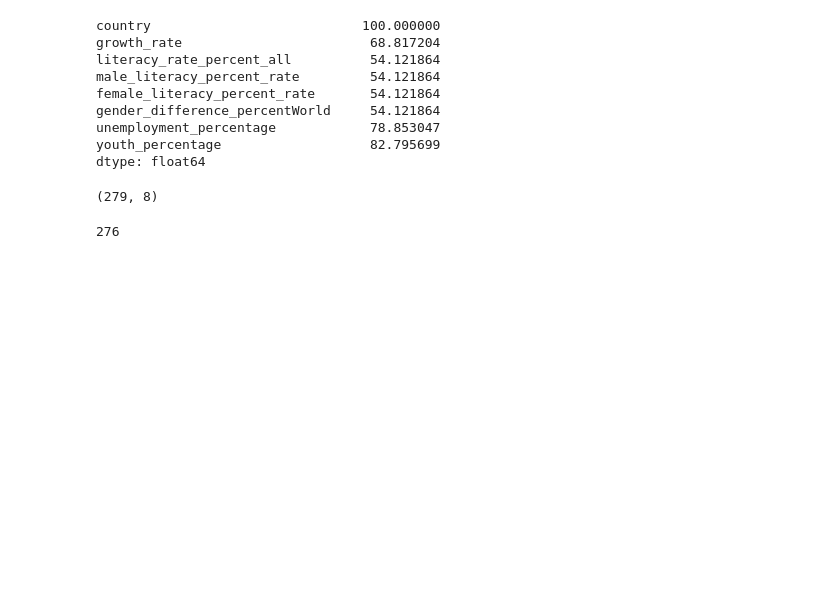
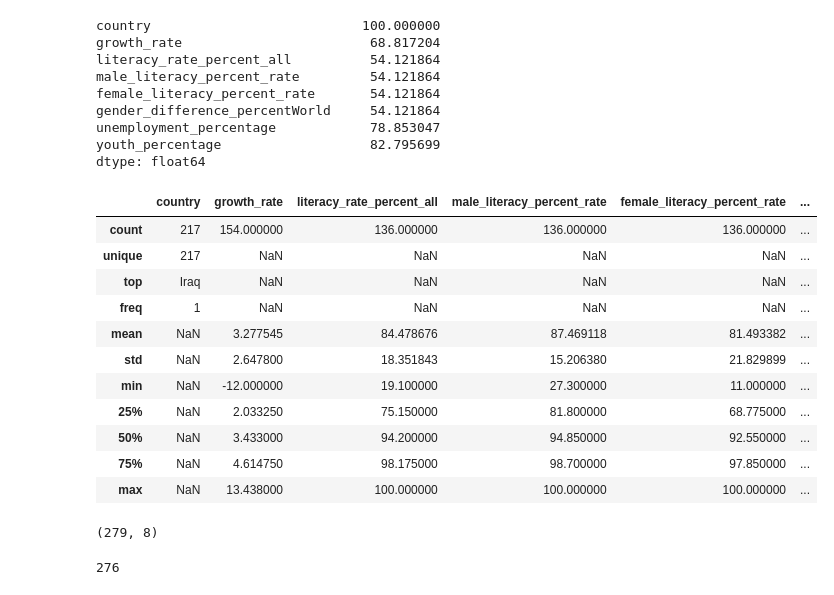
Before and after one commit to eringill/Unemployment_literacy_and_gdp, a Jupyter notebook: Unemployment_literacy_and_gdp.ipynb, the cells around one changed output. Cells and saved outputs as stored; diff of their text form; code cells hidden in the pictures; blank space fills up the shorter version.

```diff
--- a/Unemployment_literacy_and_gdp.ipynb
+++ b/Unemployment_literacy_and_gdp.ipynb
@@ -54,6 +54,21 @@ gender_difference_percentWorld     54.121864
 unemployment_percentage            78.853047
 youth_percentage                   82.795699
 dtype: float64
+# %%
+df.describe(include = "all")
+# %% [output]
+|  | country | growth_rate | literacy_rate_percent_all | male_literacy_percent_rate | female_literacy_percent_rate | ... |
+| count | 217 | 154.000000 | 136.000000 | 136.000000 | 136.000000 | ... |
+| unique | 217 | NaN | NaN | NaN | NaN | ... |
+| top | Iraq | NaN | NaN | NaN | NaN | ... |
+| freq | 1 | NaN | NaN | NaN | NaN | ... |
+| mean | NaN | 3.277545 | 84.478676 | 87.469118 | 81.493382 | ... |
+| std | NaN | 2.647800 | 18.351843 | 15.206380 | 21.829899 | ... |
+| min | NaN | -12.000000 | 19.100000 | 27.300000 | 11.000000 | ... |
+| 25% | NaN | 2.033250 | 75.150000 | 81.800000 | 68.775000 | ... |
+| 50% | NaN | 3.433000 | 94.200000 | 94.850000 | 92.550000 | ... |
+| 75% | NaN | 4.614750 | 98.175000 | 98.700000 | 97.850000 | ... |
+| max | NaN | 13.438000 | 100.000000 | 100.000000 | 100.000000 | ... |
 # %%
 #the most data is missing in the literacy and gender difference columns (about 46%)
 
```
Also changed, not shown: parts of 12 cells of this notebook.
